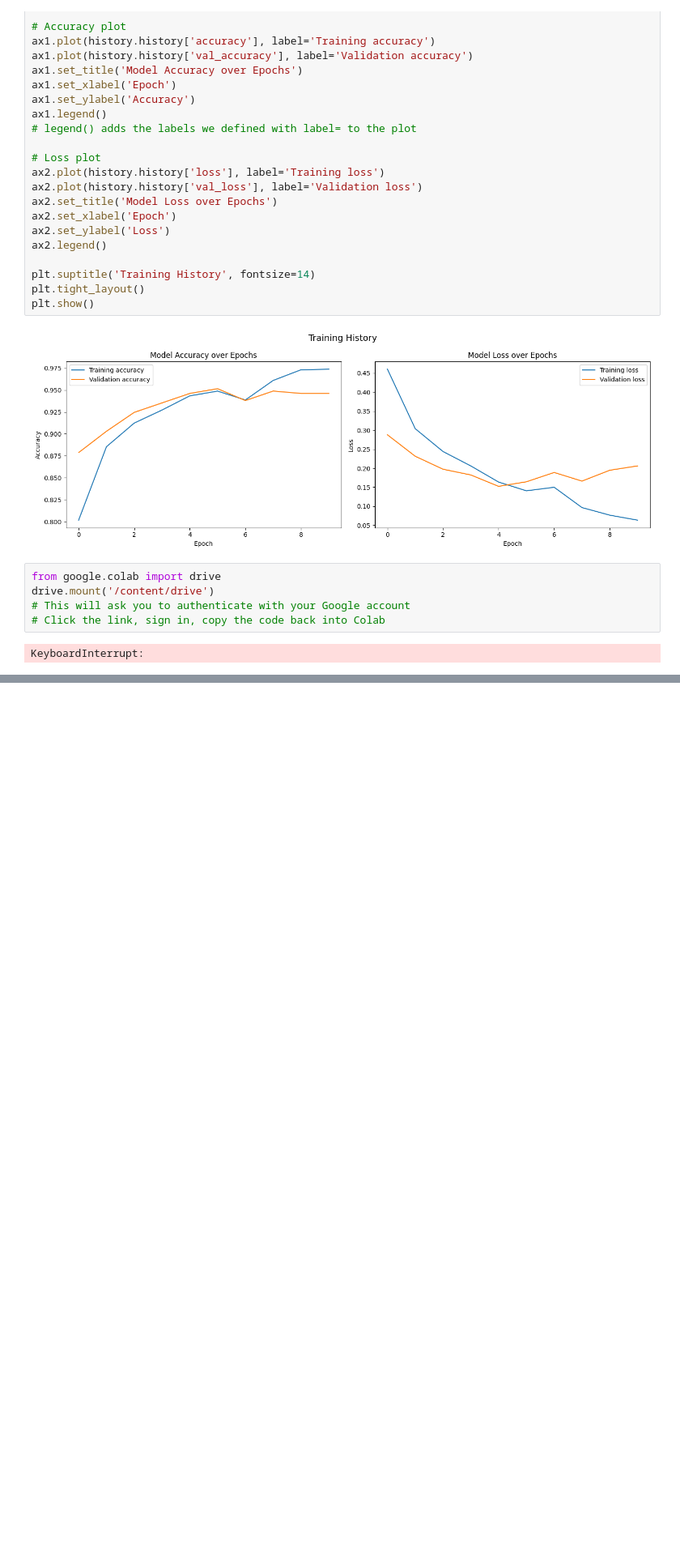
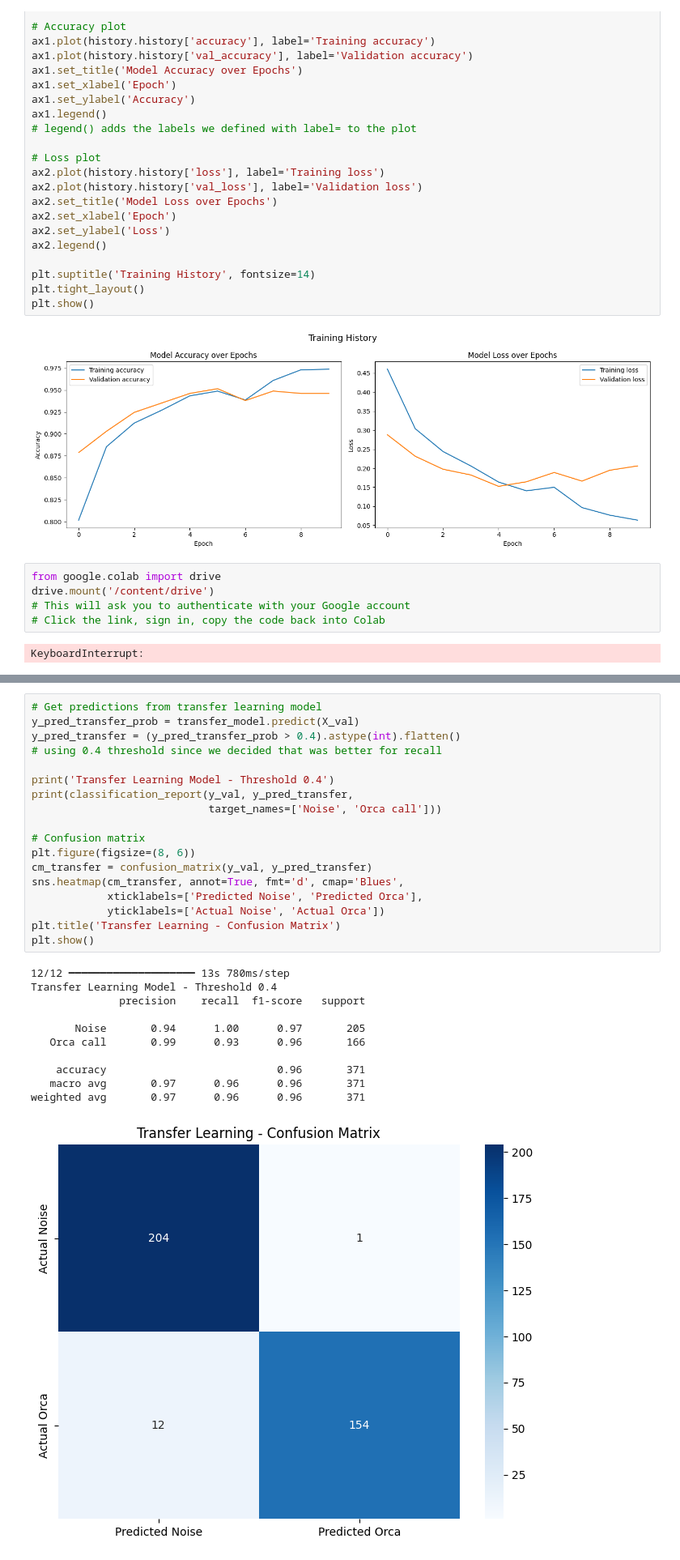
Before and after one commit to anyakdard/ocean-acoustics, a Jupyter notebook: 03_model.ipynb, the cells around one changed output, grey strips where cells are left out. Shown at 81% size. Cells and saved outputs as stored; diff of their text form; blank space fills up the shorter version.

```diff
--- a/03_model.ipynb
+++ b/03_model.ipynb
@@ -467,0 +702,30 @@ files.download('/content/orca_model.keras')
+# %%
+# Get predictions from transfer learning model
+y_pred_transfer_prob = transfer_model.predict(X_val)
+y_pred_transfer = (y_pred_transfer_prob > 0.4).astype(int).flatten()
+# using 0.4 threshold since we decided that was better for recall
+
+print('Transfer Learning Model - Threshold 0.4')
+print(classification_report(y_val, y_pred_transfer,
+                            target_names=['Noise', 'Orca call']))
+
+# Confusion matrix
+plt.figure(figsize=(8, 6))
+cm_transfer = confusion_matrix(y_val, y_pred_transfer)
+sns.heatmap(cm_transfer, annot=True, fmt='d', cmap='Blues',
+            xticklabels=['Predicted Noise', 'Predicted Orca'],
+            yticklabels=['Actual Noise', 'Actual Orca'])
+plt.title('Transfer Learning - Confusion Matrix')
+plt.show()
+# %% [output]
+12/12 ━━━━━━━━━━━━━━━━━━━━ 13s 780ms/step
+Transfer Learning Model - Threshold 0.4
+              precision    recall  f1-score   support
+
+       Noise       0.94      1.00      0.97       205
+   Orca call       0.99      0.93      0.96       166
+
+    accuracy                           0.96       371
+   macro avg       0.97      0.96      0.96       371
+weighted avg       0.97      0.96      0.96       371
+[figure, added]
```
Also changed, not shown: parts of 13 cells of this notebook.
